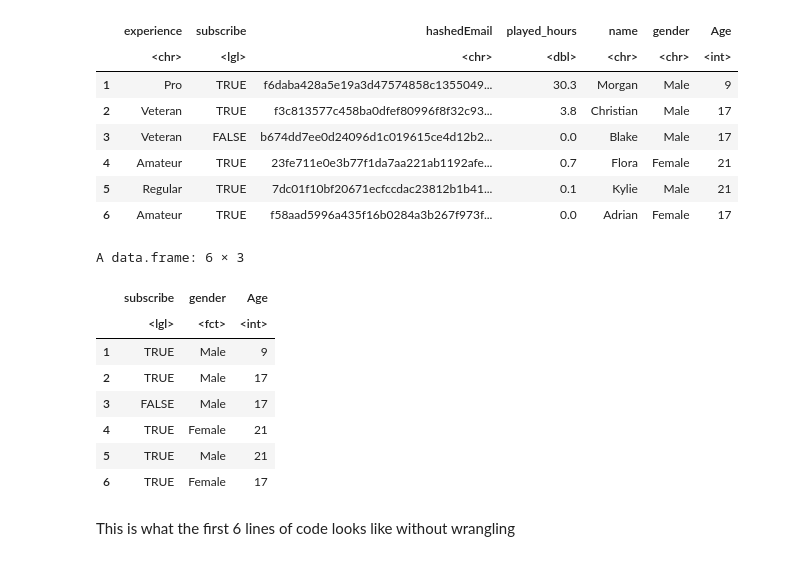
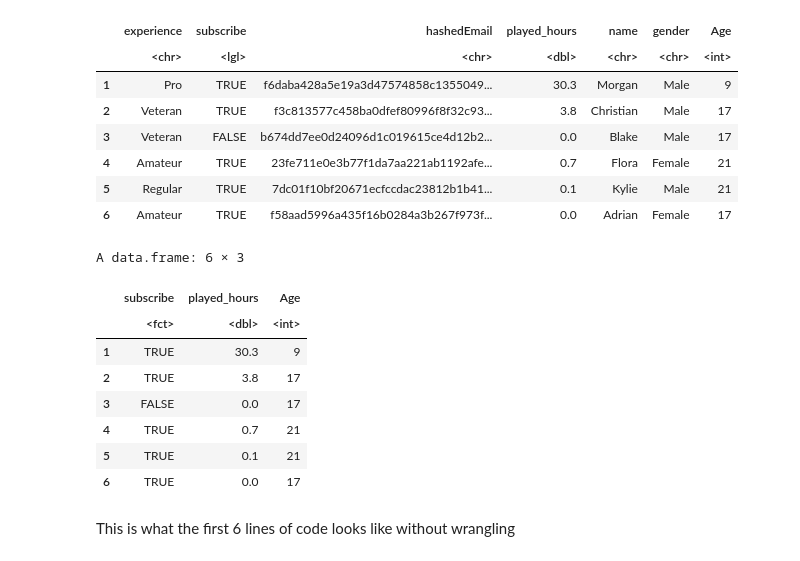
Before and after one commit to IFQXK/DSCI-100-project-group-19, a Jupyter notebook: Group Project.ipynb, the cells around one changed output. Drawn from its saved outputs; the diff is of its cells as text; code cells hidden in the pictures.

```diff
--- a/Group Project.ipynb
+++ b/Group Project.ipynb
@@ -103,19 +103,19 @@ A data.frame: 6 × 7
 | 6 | Amateur | TRUE | f58aad5996a435f16b0284a3b267f973f... | 0.0 | Adrian | Female | 17 |
 # %%
 players_data_fixed <- players_data |>
-    mutate(gender = as.factor(gender)) |>
-    select(subscribe, gender, Age)
+    mutate(subscribe = as.factor(subscribe)) |>
+    select(subscribe, played_hours, Age)
 head(players_data_fixed)
 # %% [output]
 A data.frame: 6 × 3
-|  | subscribe | gender | Age |
-|  | <lgl> | <fct> | <int> |
-| 1 | TRUE | Male | 9 |
-| 2 | TRUE | Male | 17 |
-| 3 | FALSE | Male | 17 |
-| 4 | TRUE | Female | 21 |
-| 5 | TRUE | Male | 21 |
-| 6 | TRUE | Female | 17 |
+|  | subscribe | played_hours | Age |
+|  | <fct> | <dbl> | <int> |
+| 1 | TRUE | 30.3 | 9 |
+| 2 | TRUE | 3.8 | 17 |
+| 3 | FALSE | 0.0 | 17 |
+| 4 | TRUE | 0.7 | 21 |
+| 5 | TRUE | 0.1 | 21 |
+| 6 | TRUE | 0.0 | 17 |
 # %%
 players_split <- initial_split(players_data_fixed, prop = 0.75, strata = subscribe)
 players_training <- training(players_split)
```
Also changed, not shown: parts of 7 cells of this notebook.
